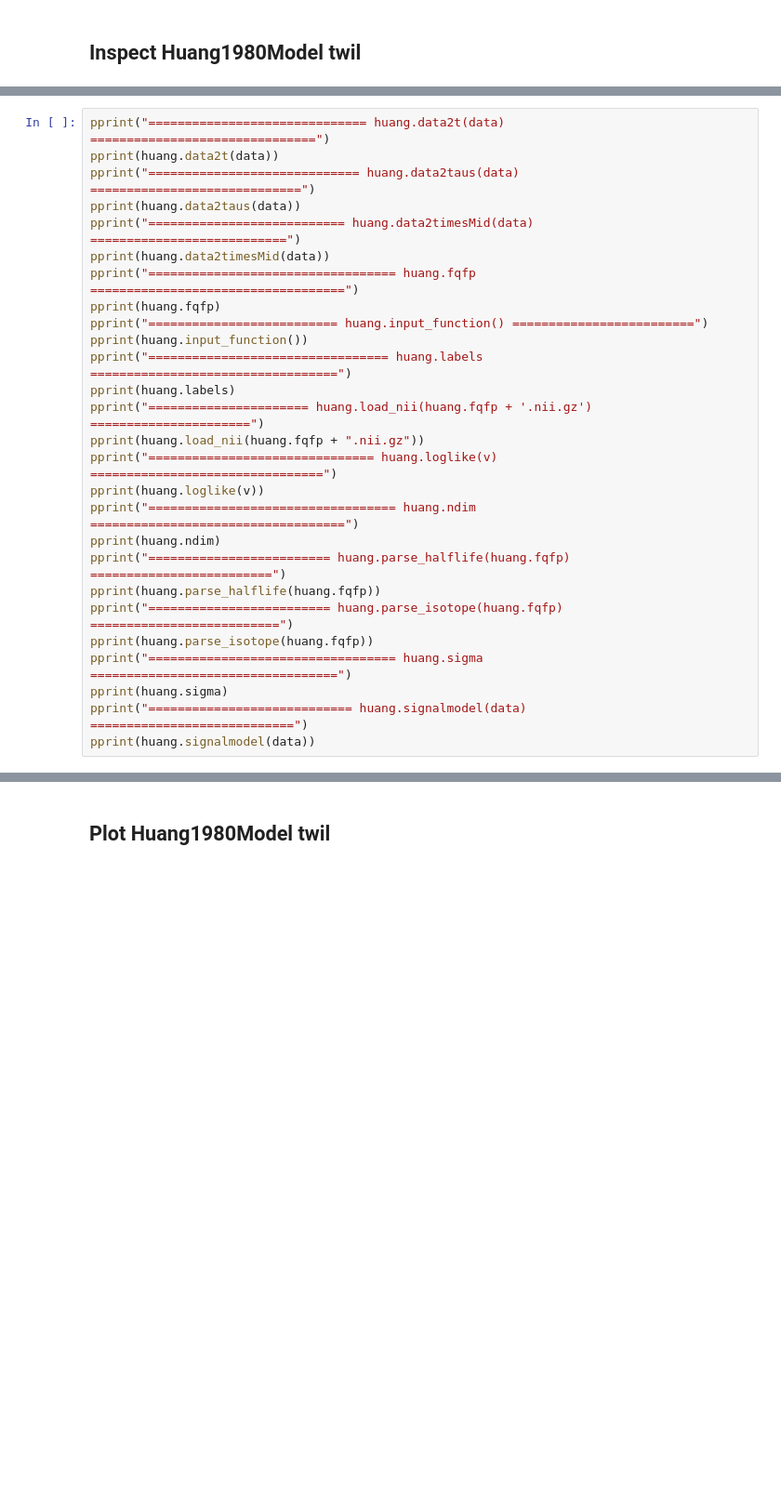
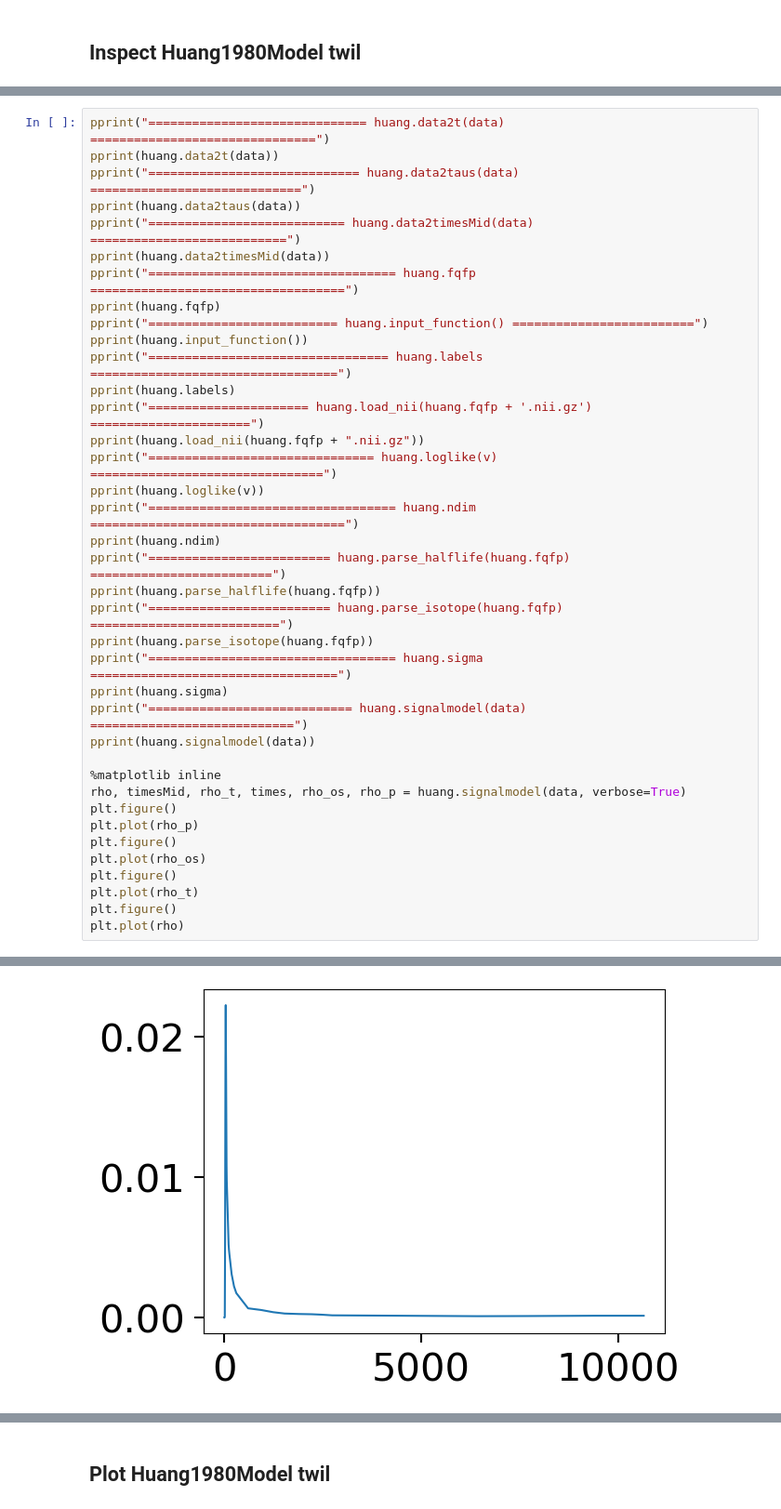
Before and after one commit to jjleewustledu/idif2025, a Jupyter notebook: demos/playground for TZ3108.ipynb, the cells around one changed output, grey strips where cells are left out. Shown: that part at 93% size. Saved outputs shown, nothing was run; the diff lists cells and outputs as text; blank space fills up the shorter version.

```diff
--- a/demos/playground for TZ3108.ipynb
+++ b/demos/playground for TZ3108.ipynb
@@ -123,6 +140,17 @@ pprint("================================== huang.sigma =========================
 pprint(huang.sigma)
 pprint("============================ huang.signalmodel(data) ============================")
 pprint(huang.signalmodel(data))
+
+%matplotlib inline
+rho, timesMid, rho_t, times, rho_os, rho_p = huang.signalmodel(data, verbose=True)
+plt.figure()
+plt.plot(rho_p)
+plt.figure()
+plt.plot(rho_os)
+plt.figure()
+plt.plot(rho_t)
+plt.figure()
+plt.plot(rho)
 # %% [output]
 ('============================== huang.data2t(data) '
  '===============================')
@@ -143,0 +173 @@ array([ 60.   ,  60.   ,  60.   , 120.   , 120.   , 120.   , 120.   ,
+[figure, added]
```
Also changed, not shown: parts of 15 cells of this notebook, 9 other files.
